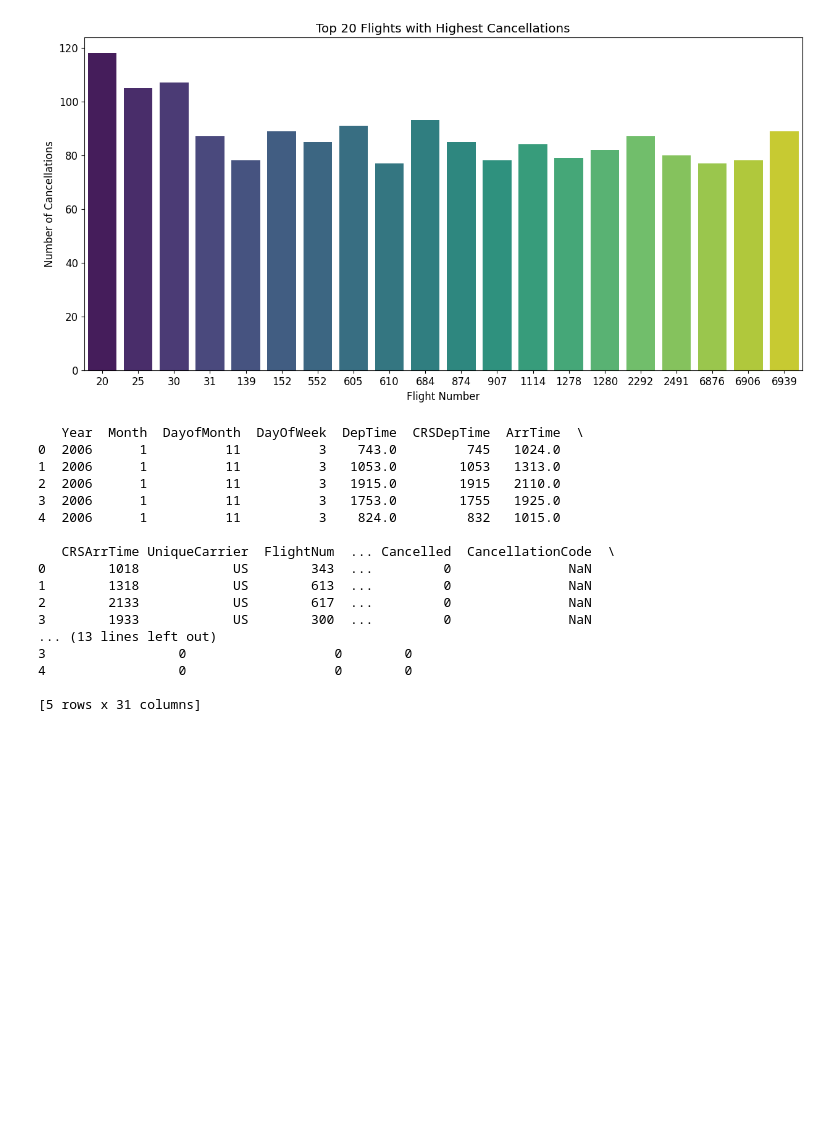
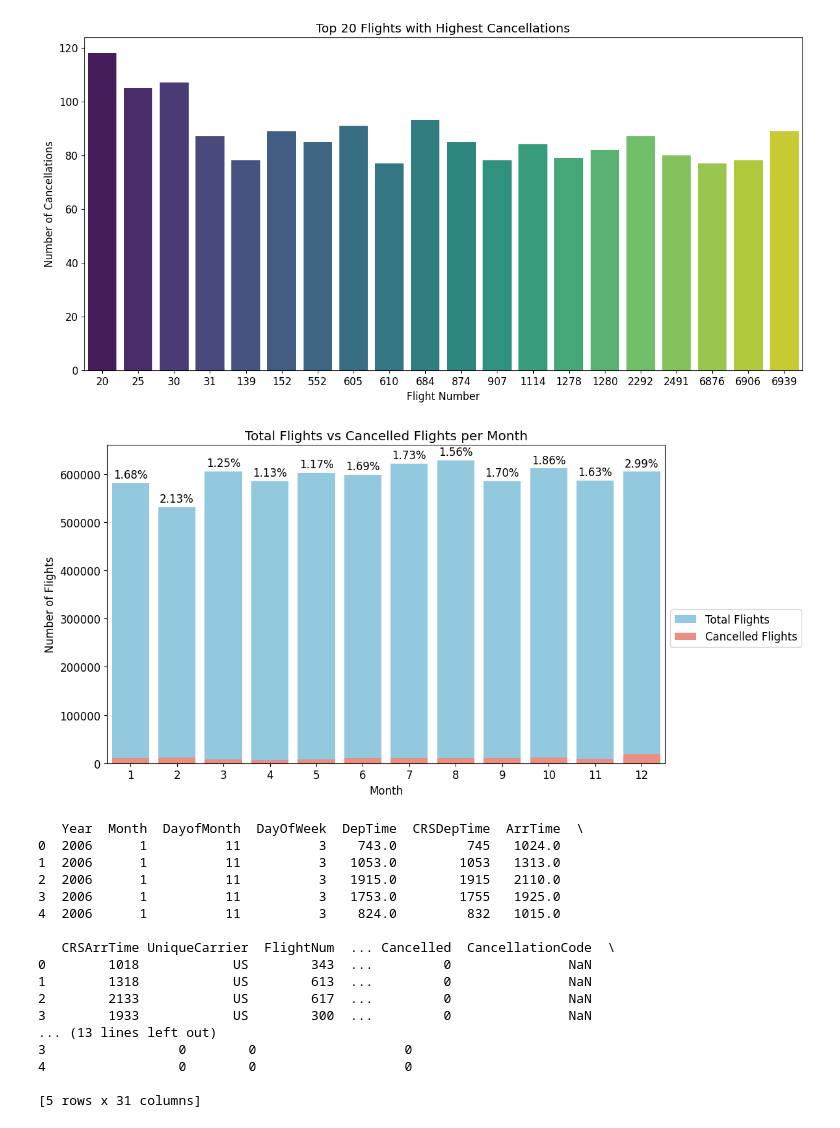
Before and after one commit to azrazainol/FlightData_LogisticRegression, a Jupyter notebook: STQD6324_Assignment_02.ipynb, the cells around one changed output. Drawn from its saved outputs; the diff is of its cells as text; code cells hidden in the pictures; blank space fills up the shorter version.

```diff
--- a/STQD6324_Assignment_02.ipynb
+++ b/STQD6324_Assignment_02.ipynb
@@ -327,6 +344,34 @@ Passing `palette` without assigning `hue` is deprecated and will be removed in v
 
   sns.barplot(data=top_20_cancellations, y='cancellation_count', x='flightnum', palette='viridis')
 [figure]
+# %%
+fig, ax = plt.subplots(figsize=(12, 6))
+
+sns.barplot(x='month', y='total_flights', data=avg_cancel_month, color='skyblue', label='Total Flights', ax=ax)
+
+sns.barplot(x='month', y='cancelled_flights', data=avg_cancel_month, color='salmon', label='Cancelled Flights', ax=ax)
+
+for i in range(len(avg_cancel_month)):
+    ax.text(i, avg_cancel_month['total_flights'][i] + 5000, f"{avg_cancel_month['cancellation_rate'][i]:.2f}%", ha='center', va='bottom')
+
+# Customizing the plot
+ax.set_title('Total Flights vs Cancelled Flights per Month')
+ax.set_xlabel('Month')
+ax.set_ylabel('Number of Flights')
+ax.legend(loc='center left', bbox_to_anchor=(1, 0.5))
+
+# Display the plot
+plt.tight_layout()
+plt.show()
+
+
+plt.subplot(2, 1, 2)
+sns.barplot(data=avg_cancel_month, x='cancellation_rate', y='month', palette='Dark2')
+plt.title('Average Arrival Delay by Season')
+plt.xlabel('Average Arrival Delay (minutes)')
+plt.ylabel('Season')
+# %% [output]
+[figure, added]
 # %%
 # Define the condition for delay or cancellation
 conditions = (
```
Also changed, not shown: parts of 12 cells of this notebook.
